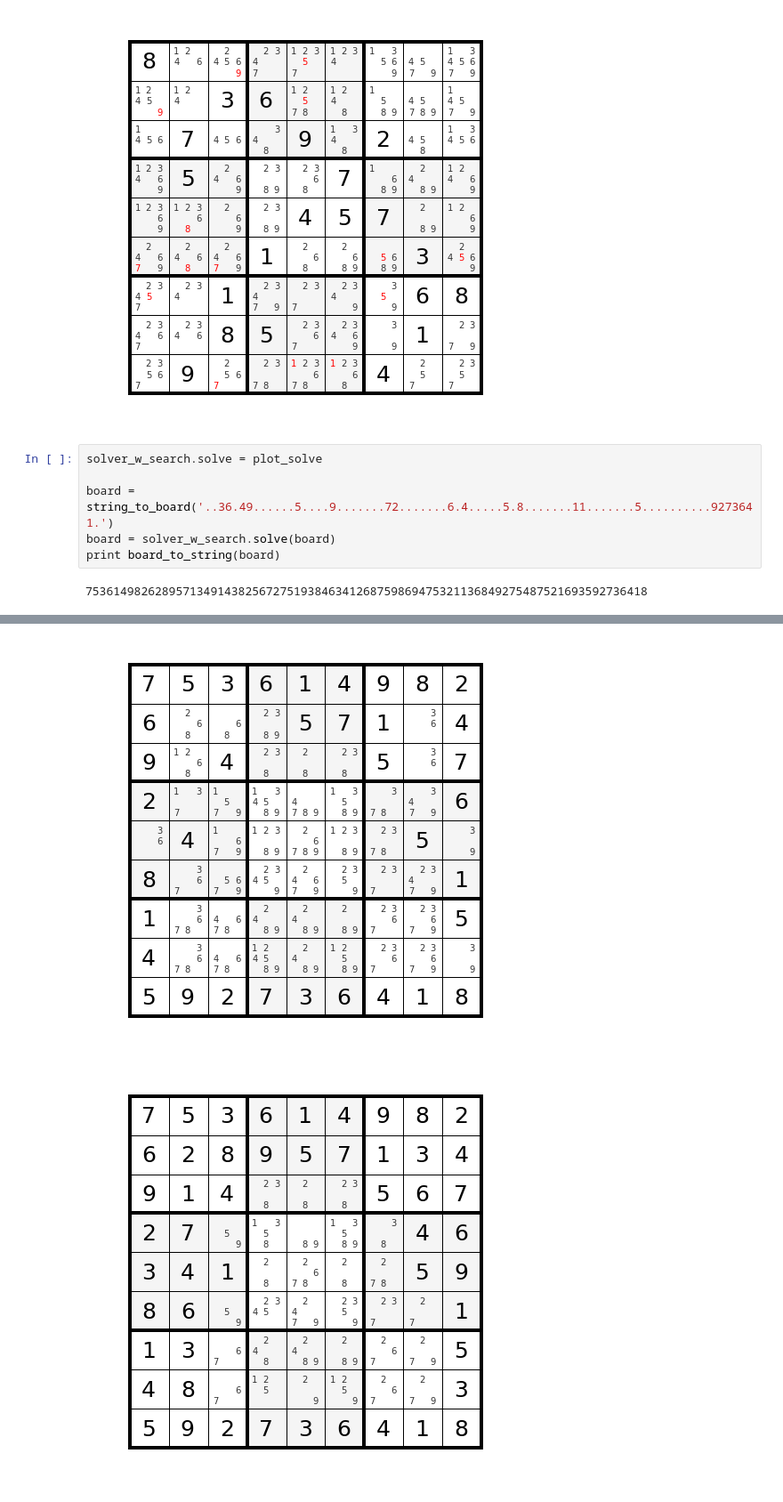
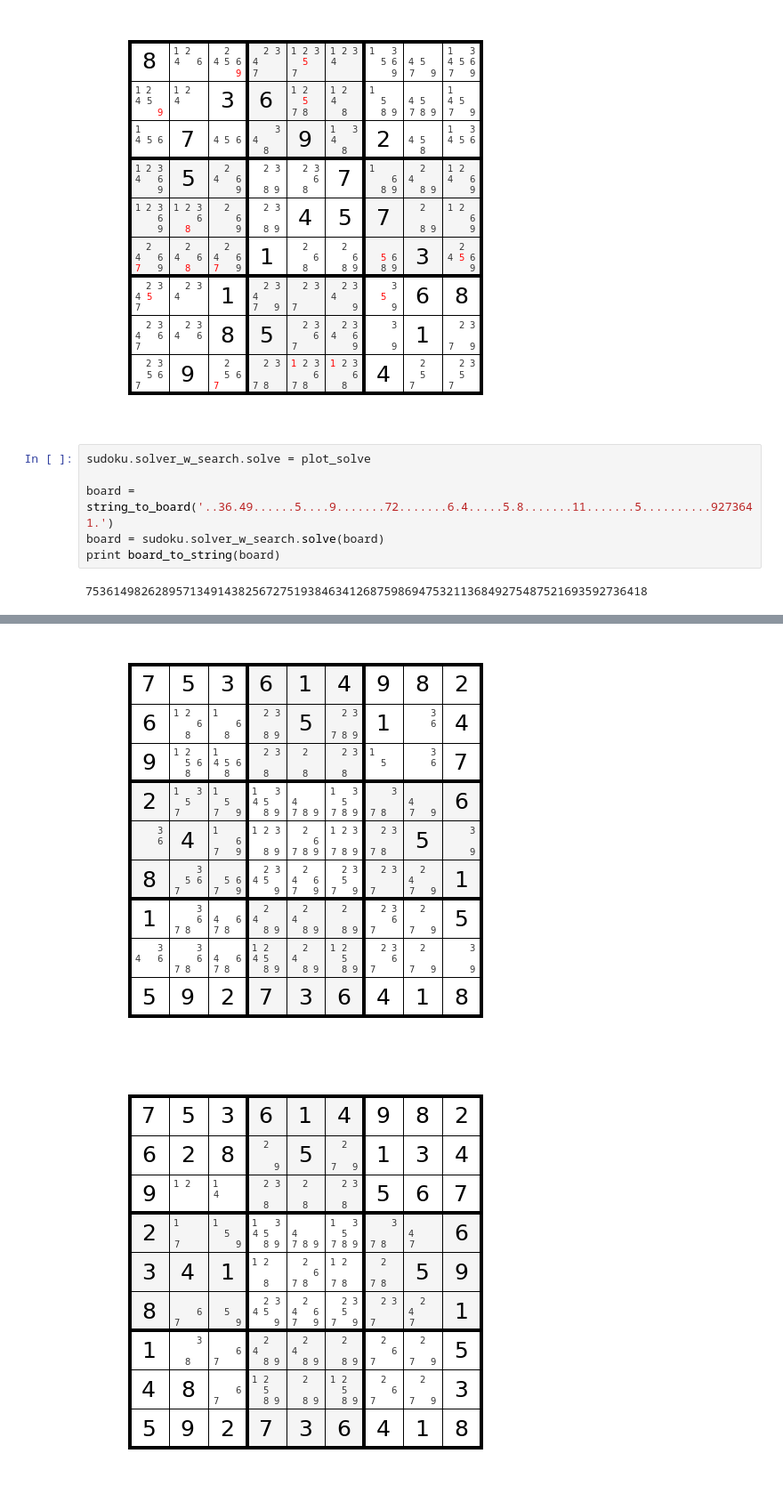
Before and after one commit to r1cc4rdo/sudoku, a Jupyter notebook: sudoku.ipynb, the cells around one changed output, grey strips where cells are left out. Shown: that part at 89% size. Saved outputs shown, nothing was run; the diff lists cells and outputs as text.

Commit message:
Regenerate images

```diff
--- a/sudoku.ipynb
+++ b/sudoku.ipynb
@@ -35,10 +35,10 @@ plot_board(board, True, True)
 [figure]
 [figure]
 # %%
-solver_w_search.solve = plot_solve
+sudoku.solver_w_search.solve = plot_solve
 
 board = string_to_board('..36.49......5....9.......72.......6.4.....5.8.......11.......5..........9273641.')
-board = solver_w_search.solve(board)
+board = sudoku.solver_w_search.solve(board)
 print board_to_string(board)
 # %% [output]
 753614982628957134914382567275193846341268759869475321136849275487521693592736418
@@ -47,2 +47,2 @@ print board_to_string(board)
-[figure, old version]
+[figure, new version]
-[figure, old version]
+[figure, new version]
```
Also changed, not shown: parts of 1 cell of this notebook, 4 other files.
